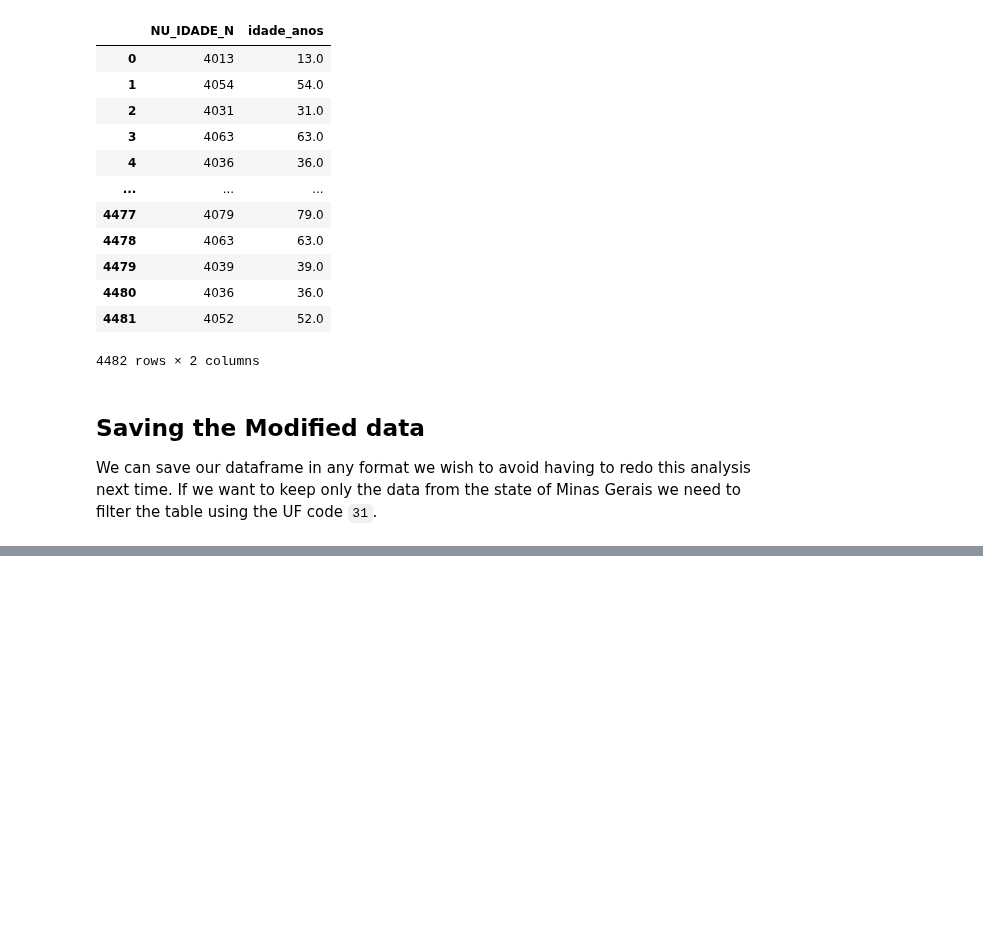
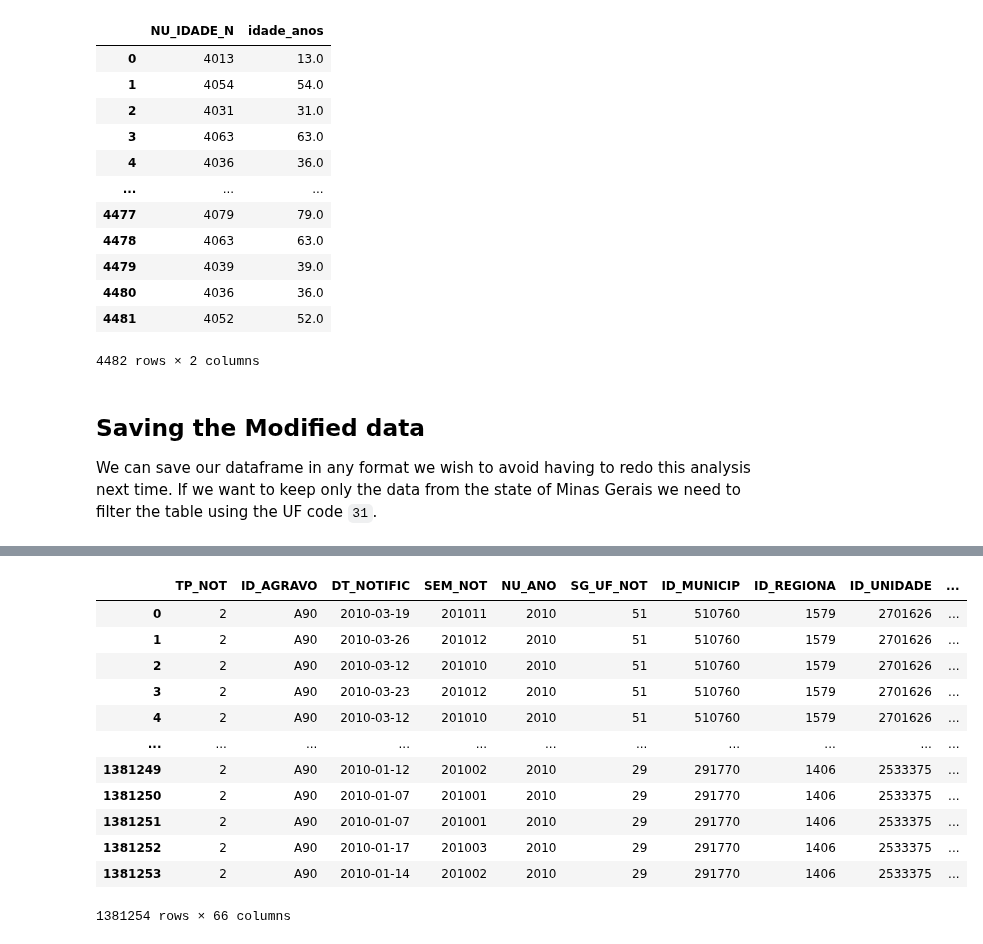
Before and after one commit to AlertaDengue/PySUS, a Jupyter notebook: docs/source/tutorials/Preprocessing SINAN.ipynb, the cells around one changed output, grey strips where cells are left out. Saved outputs shown, nothing was run; the diff lists cells and outputs as text; code cells hidden in the pictures; blank space fills up the shorter version.

```diff
--- a/docs/source/tutorials/Preprocessing SINAN.ipynb
+++ b/docs/source/tutorials/Preprocessing SINAN.ipynb
@@ -275,0 +223,16 @@ df[df.SG_UF_NOT==31].to_csv('chagas_SP_2018_mod.csv',sep=';',compression='zip')
+# %%
+df
+# %% [output]
+|  | TP_NOT | ID_AGRAVO | DT_NOTIFIC | SEM_NOT | NU_ANO | SG_UF_NOT | ID_MUNICIP | ID_REGIONA | ID_UNIDADE | ... |
+| 0 | 2 | A90 | 2010-03-19 | 201011 | 2010 | 51 | 510760 | 1579 | 2701626 | ... |
+| 1 | 2 | A90 | 2010-03-26 | 201012 | 2010 | 51 | 510760 | 1579 | 2701626 | ... |
+| 2 | 2 | A90 | 2010-03-12 | 201010 | 2010 | 51 | 510760 | 1579 | 2701626 | ... |
+| 3 | 2 | A90 | 2010-03-23 | 201012 | 2010 | 51 | 510760 | 1579 | 2701626 | ... |
+| 4 | 2 | A90 | 2010-03-12 | 201010 | 2010 | 51 | 510760 | 1579 | 2701626 | ... |
+| ... | ... | ... | ... | ... | ... | ... | ... | ... | ... | ... |
+| 1381249 | 2 | A90 | 2010-01-12 | 201002 | 2010 | 29 | 291770 | 1406 | 2533375 | ... |
+| 1381250 | 2 | A90 | 2010-01-07 | 201001 | 2010 | 29 | 291770 | 1406 | 2533375 | ... |
+| 1381251 | 2 | A90 | 2010-01-07 | 201001 | 2010 | 29 | 291770 | 1406 | 2533375 | ... |
+| 1381252 | 2 | A90 | 2010-01-17 | 201003 | 2010 | 29 | 291770 | 1406 | 2533375 | ... |
+| 1381253 | 2 | A90 | 2010-01-14 | 201002 | 2010 | 29 | 291770 | 1406 | 2533375 | ... |
+1381254 rows × 66 columns
```
Also changed, not shown: parts of 20 cells of this notebook, 5 other files.
